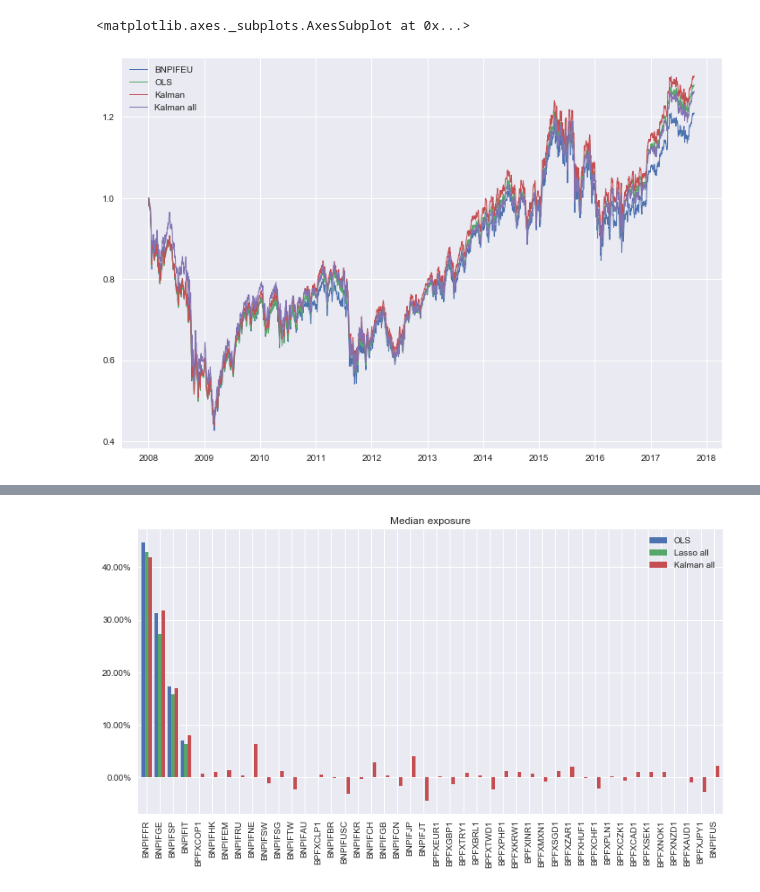
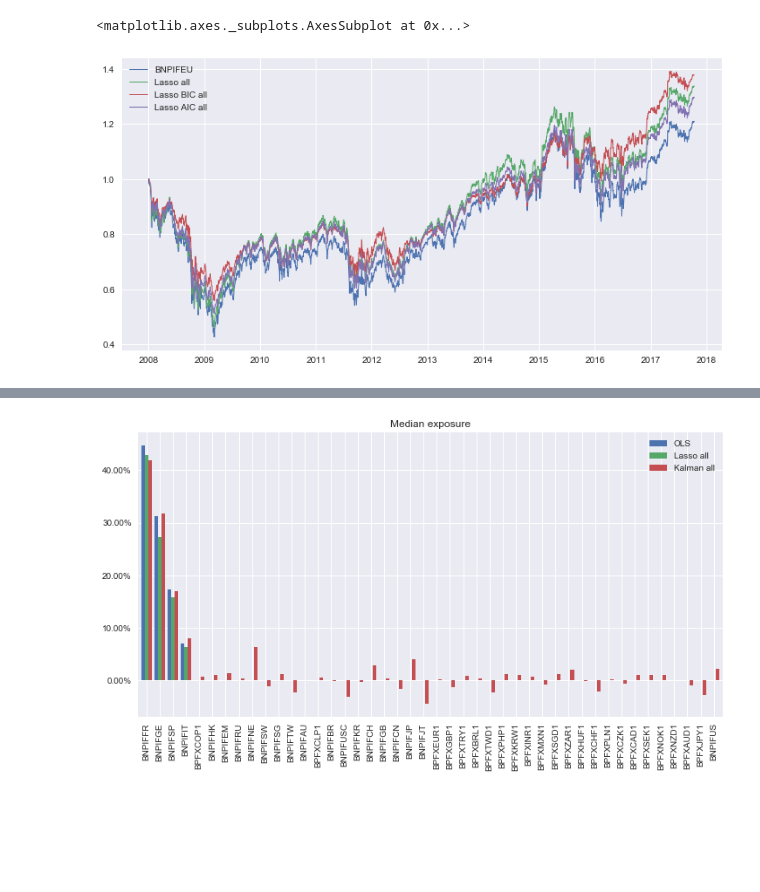
Before and after one commit to gwigniolle/Hedge-Fund-Replication, a Jupyter notebook: OLS Regression on SX5E.ipynb, the cells around one changed output, grey strips where cells are left out. Cells and saved outputs as stored; diff of their text form; code cells hidden in the pictures; blank space fills up the shorter version.

```diff
--- a/OLS Regression on SX5E.ipynb
+++ b/OLS Regression on SX5E.ipynb
@@ -70,0 +80,10 @@ df_res["Lasso all"] = replication_lasso_all
+# %%
+%%time
+df_weight_lasso_bic, _ = lasso_regression_ic(sx5e, bch, size, freq, criterion='bic')
+df_weight_lasso_bic_all, df_lambda_bic = lasso_regression_ic(sx5e, bch_all, size, freq, criterion='bic')
+
+replication_lasso_bic = make_track(prices_for_track, df_weight_lasso_bic)
+replication_lasso_bic_all = make_track(prices_for_track_all, df_weight_lasso_bic_all)
+
+df_res["Lasso BIC"] = replication_lasso_bic
+df_res["Lasso BIC all"] = replication_lasso_bic_all
@@ -70,0 +94,10 @@ df_res["Lasso all"] = replication_lasso_all
+# %%
+%%time
+df_weight_lasso_aic, _ = lasso_regression_ic(sx5e, bch, size, freq, criterion='aic')
+df_weight_lasso_aic_all, df_lambda_aic = lasso_regression_ic(sx5e, bch_all, size, freq, criterion='aic')
+
+replication_lasso_aic = make_track(prices_for_track, df_weight_lasso_aic)
+replication_lasso_aic_all = make_track(prices_for_track_all, df_weight_lasso_aic_all)
+
+df_res["Lasso AIC"] = replication_lasso_aic
+df_res["Lasso AIC all"] = replication_lasso_aic_all
@@ -83,10 +135,10 @@ df_res["Kalman all"] = replication_kalman_all
 # %%
 df_res = df_res / df_res.iloc[0]
 # %%
-df_res[['BNPIFEU', 'OLS', 'Kalman', 'Kalman all']].plot(figsize=(12,8),linewidth=1)
+df_res[['BNPIFEU', 'Lasso all', 'Lasso BIC all', 'Lasso AIC all']].plot(figsize=(12,6),linewidth=1)
 # %% [output]
 <matplotlib.axes._subplots.AxesSubplot at 0x...>
-[figure, old version]
+[figure, new version]
 # %%
 g = hc_stock(df_res)
 g.plot()
```
Also changed, not shown: parts of 35 cells of this notebook, 2 other files.
